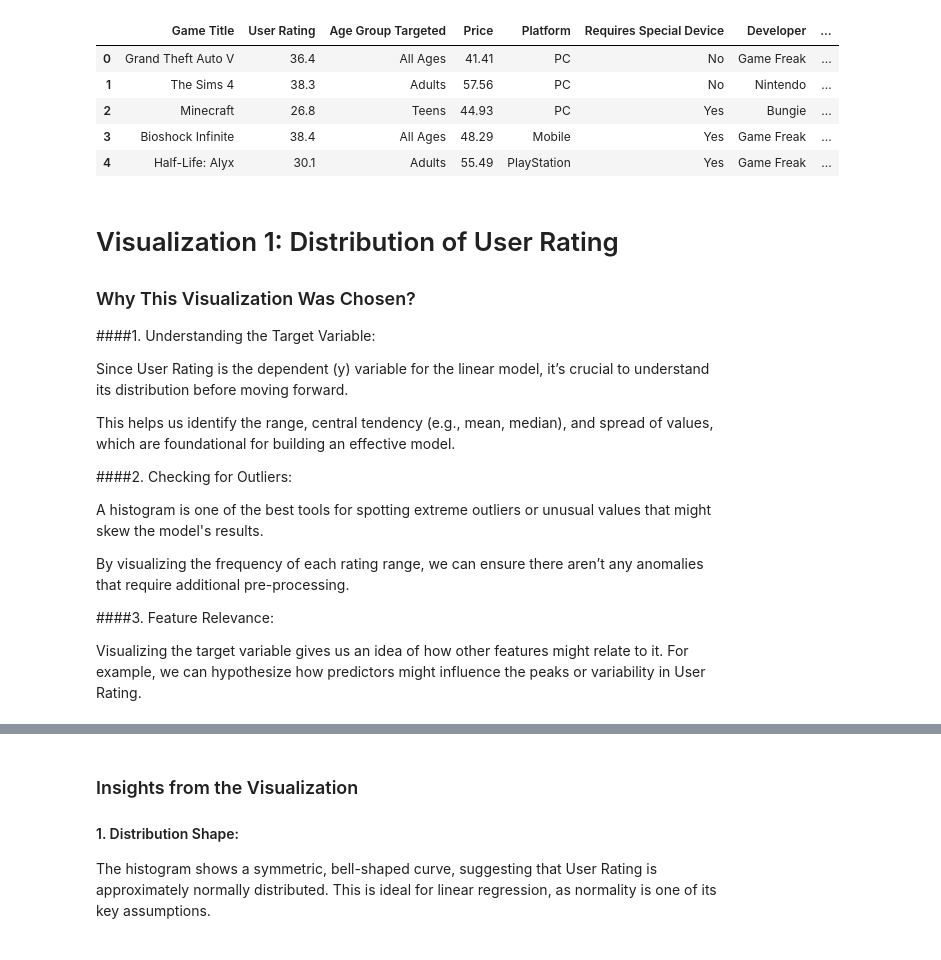
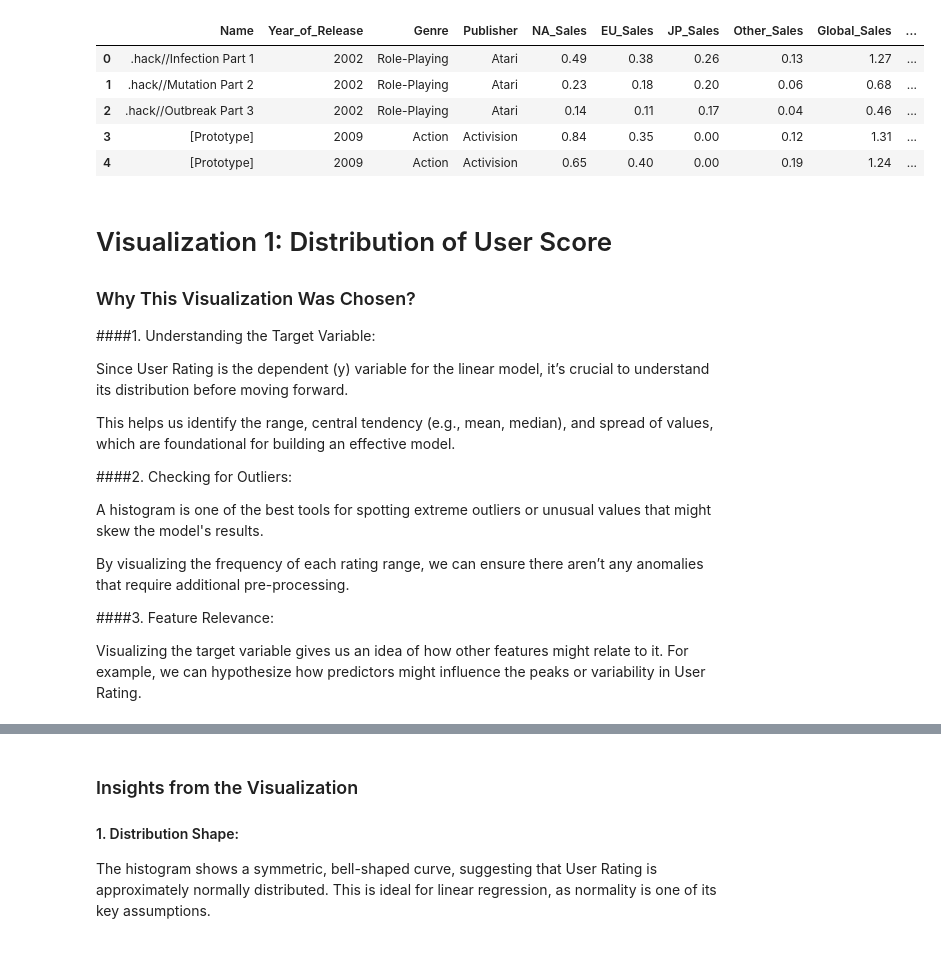
Before and after one commit to giladvi100/Data-Gaming, a Jupyter notebook: project.ipynb, the cells around one changed output, grey strips where cells are left out. Cells and saved outputs as stored; diff of their text form; code cells hidden in the pictures.

```diff
--- a/project.ipynb
+++ b/project.ipynb
@@ -3,26 +3,26 @@
 # %%
 import pandas as pd
 import matplotlib.pyplot as plt
 import seaborn as sns
 import numpy as np
 import warnings
 warnings.filterwarnings("ignore")
 
-data = pd.read_csv('./Dataset/video_game_reviews.csv')
+data = pd.read_csv('./Dataset/Cleaned Data 2.csv')
 original_data = data  # Keeping the original dataset as well in case we would need to use the removed columns.
-data = data.drop(columns=["Game Mode", "User Review Text"])
+# data = data.drop(columns=["Game Mode", "User Review Text"])
 data.head()
 
 # data[['Soundtrack Quality', 'Story Quality', 'Graphics Quality']].describe()
 # %% [output]
-|  | Game Title | User Rating | Age Group Targeted | Price | Platform | Requires Special Device | Developer | ... |
-| 0 | Grand Theft Auto V | 36.4 | All Ages | 41.41 | PC | No | Game Freak | ... |
-| 1 | The Sims 4 | 38.3 | Adults | 57.56 | PC | No | Nintendo | ... |
-| 2 | Minecraft | 26.8 | Teens | 44.93 | PC | Yes | Bungie | ... |
-| 3 | Bioshock Infinite | 38.4 | All Ages | 48.29 | Mobile | Yes | Game Freak | ... |
-| 4 | Half-Life: Alyx | 30.1 | Adults | 55.49 | PlayStation | Yes | Game Freak | ... |
+|  | Name | Year_of_Release | Genre | Publisher | NA_Sales | EU_Sales | JP_Sales | Other_Sales | Global_Sales | ... |
+| 0 | .hack//Infection Part 1 | 2002 | Role-Playing | Atari | 0.49 | 0.38 | 0.26 | 0.13 | 1.27 | ... |
+| 1 | .hack//Mutation Part 2 | 2002 | Role-Playing | Atari | 0.23 | 0.18 | 0.20 | 0.06 | 0.68 | ... |
+| 2 | .hack//Outbreak Part 3 | 2002 | Role-Playing | Atari | 0.14 | 0.11 | 0.17 | 0.04 | 0.46 | ... |
+| 3 | [Prototype] | 2009 | Action | Activision | 0.84 | 0.35 | 0.00 | 0.12 | 1.31 | ... |
+| 4 | [Prototype] | 2009 | Action | Activision | 0.65 | 0.40 | 0.00 | 0.19 | 1.24 | ... |
 # %% [markdown]
-# Visualization 1: Distribution of User Rating
+# Visualization 1: Distribution of User Score
 
 ### Why This Visualization Was Chosen?
 
```
Also changed, not shown: parts of 17 cells of this notebook.
